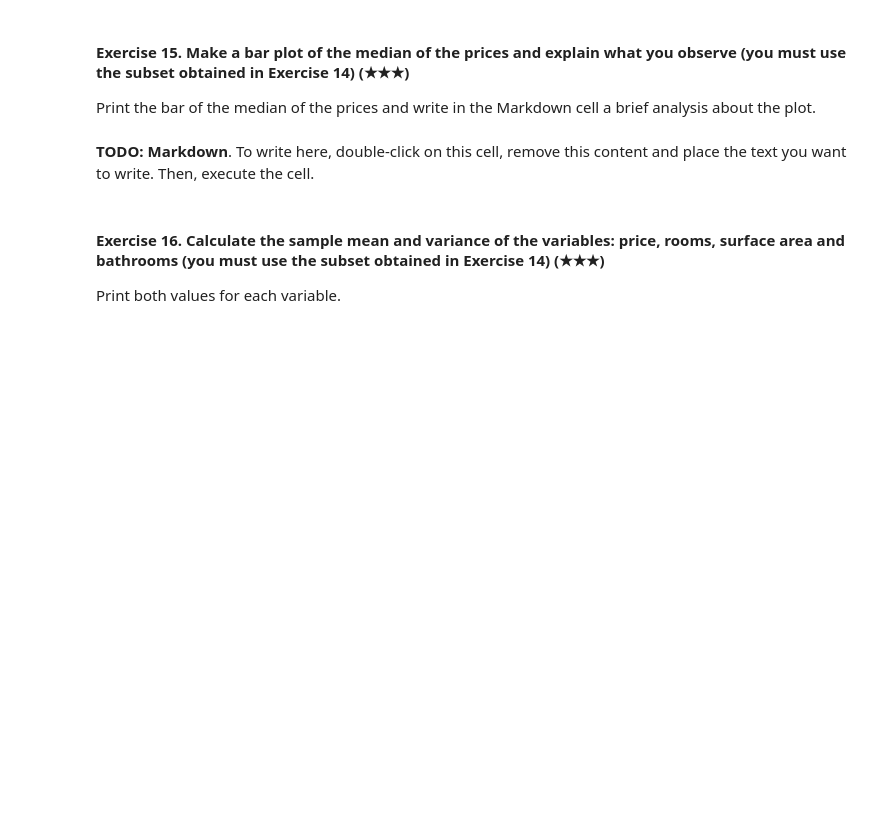
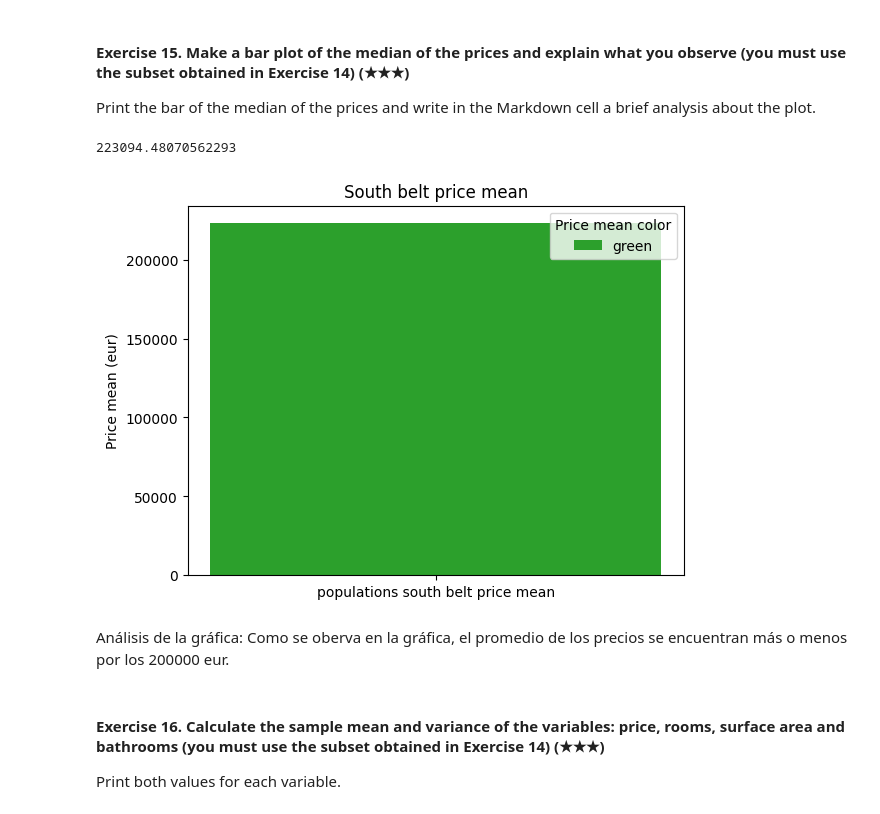
Before and after one commit to Bere333/realestate-datacleanup-exercise, a Jupyter notebook: project.ipynb, the cells around one changed output. Drawn from its saved outputs; the diff is of its cells as text; code cells hidden in the pictures; blank space fills up the shorter version.

```diff
--- a/project.ipynb
+++ b/project.ipynb
@@ -299,3 +299,5 @@ La poblración con más casas es  Madrid Capital con 6643 casas
 Hint: Filter the original DataFrame using the column `level5` and the function `isin`.
 # %%
 # TODO
+population_south_belt = ds["level5"].isin(["Fuenlabrada", "Leganés", "Getafe", "Alcorcón"])
+ds[population_south_belt]
@@ -305,8 +321,28 @@ Hint: Filter the original DataFrame using the column `level5` and the function `
 Print the bar of the median of the prices and write in the Markdown cell a brief analysis about the plot.
 # %%
 # TODO: Code
+population_south_belt_media = ds[population_south_belt]["price"].mean()
+print(population_south_belt_media)
+
+fig, ax = plt.subplots()
+
+label_price_mean = ['populations south belt price mean']
+counts = [population_south_belt_media]
+bar_labels = ['green']
+bar_colors = ['tab:green']
+
+ax.bar(label_price_mean, counts, label=bar_labels, color=bar_colors)
+
+ax.set_ylabel('Price mean (eur)')
+ax.set_title('South belt price mean')
+ax.legend(title='Price mean color')
+
+plt.show()
+# %% [output]
+223094.48070562293
+[figure, added]
 # %% [markdown]
-**TODO: Markdown**. To write here, double-click on this cell, remove this content and place the text you want to write. Then, execute the cell.
+Análisis de la gráfica: Como se oberva en la gráfica, el promedio de los precios se encuentran más o menos por los 200000 eur.
 # %% [markdown]
 #### Exercise 16. Calculate the sample mean and variance of the variables: price, rooms, surface area and bathrooms (you must use the subset obtained in Exercise 14) (★★★)
 
```
Also changed, not shown: parts of 3 cells of this notebook.
